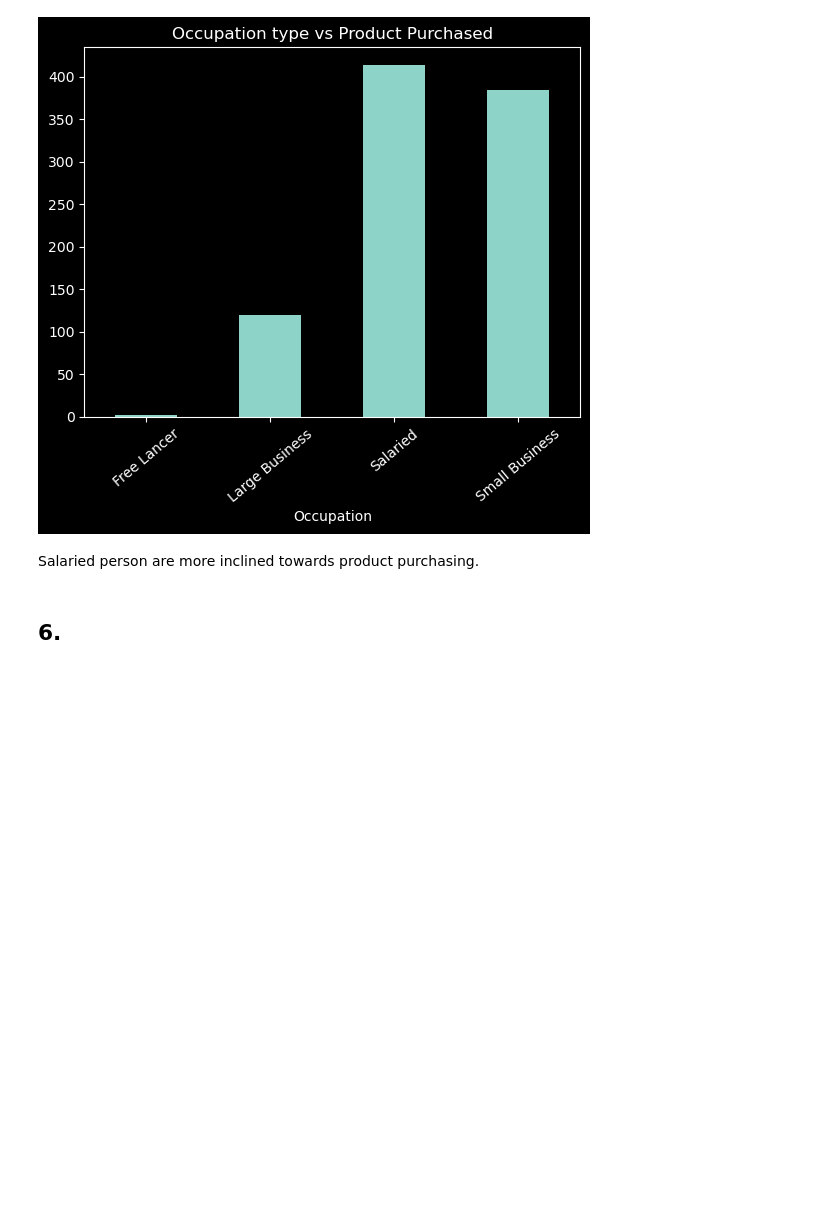
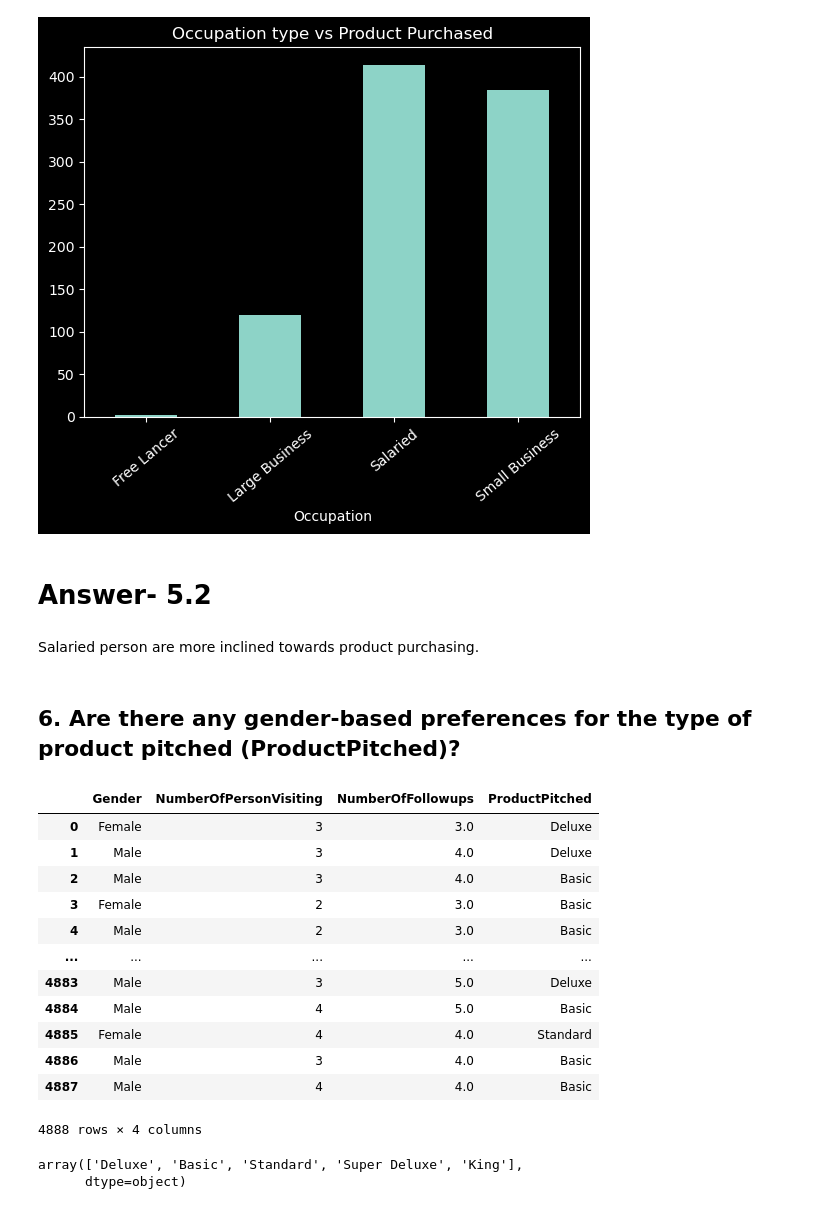
Before and after one commit to Shoyeb45/MiniProjects, a Jupyter notebook: PythonAssign/EDA/main.ipynb, the cells around one changed output. Cells and saved outputs as stored; diff of their text form; code cells hidden in the pictures; blank space fills up the shorter version.

```diff
--- a/PythonAssign/EDA/main.ipynb
+++ b/PythonAssign/EDA/main.ipynb
@@ -193,7 +199,30 @@ plt.title("Occupation type vs Product Purchased")
 plt.show()
 # %% [output]
 [figure]
+# %% [markdown]
+# Answer- 5.2
 # %% [markdown]
 Salaried person are more inclined towards product purchasing.
-# %% [markdown]
-## 6.
+# %% [markdown]
+## 6. Are there any gender-based preferences for the type of product pitched (ProductPitched)?
+# %%
+df.loc[:, "Gender" : "ProductPitched"]
+# %% [output]
+|  | Gender | NumberOfPersonVisiting | NumberOfFollowups | ProductPitched |
+| 0 | Female | 3 | 3.0 | Deluxe |
+| 1 | Male | 3 | 4.0 | Deluxe |
+| 2 | Male | 3 | 4.0 | Basic |
+| 3 | Female | 2 | 3.0 | Basic |
+| 4 | Male | 2 | 3.0 | Basic |
+| ... | ... | ... | ... | ... |
+| 4883 | Male | 3 | 5.0 | Deluxe |
+| 4884 | Male | 4 | 5.0 | Basic |
+| 4885 | Female | 4 | 4.0 | Standard |
+| 4886 | Male | 3 | 4.0 | Basic |
+| 4887 | Male | 4 | 4.0 | Basic |
+4888 rows × 4 columns
+# %%
+df["ProductPitched"].unique()  # so we have 5 types in product pitched
+# %% [output]
+array(['Deluxe', 'Basic', 'Standard', 'Super Deluxe', 'King'],
+      dtype=object)
```
Also changed, not shown: parts of 5 cells of this notebook.
